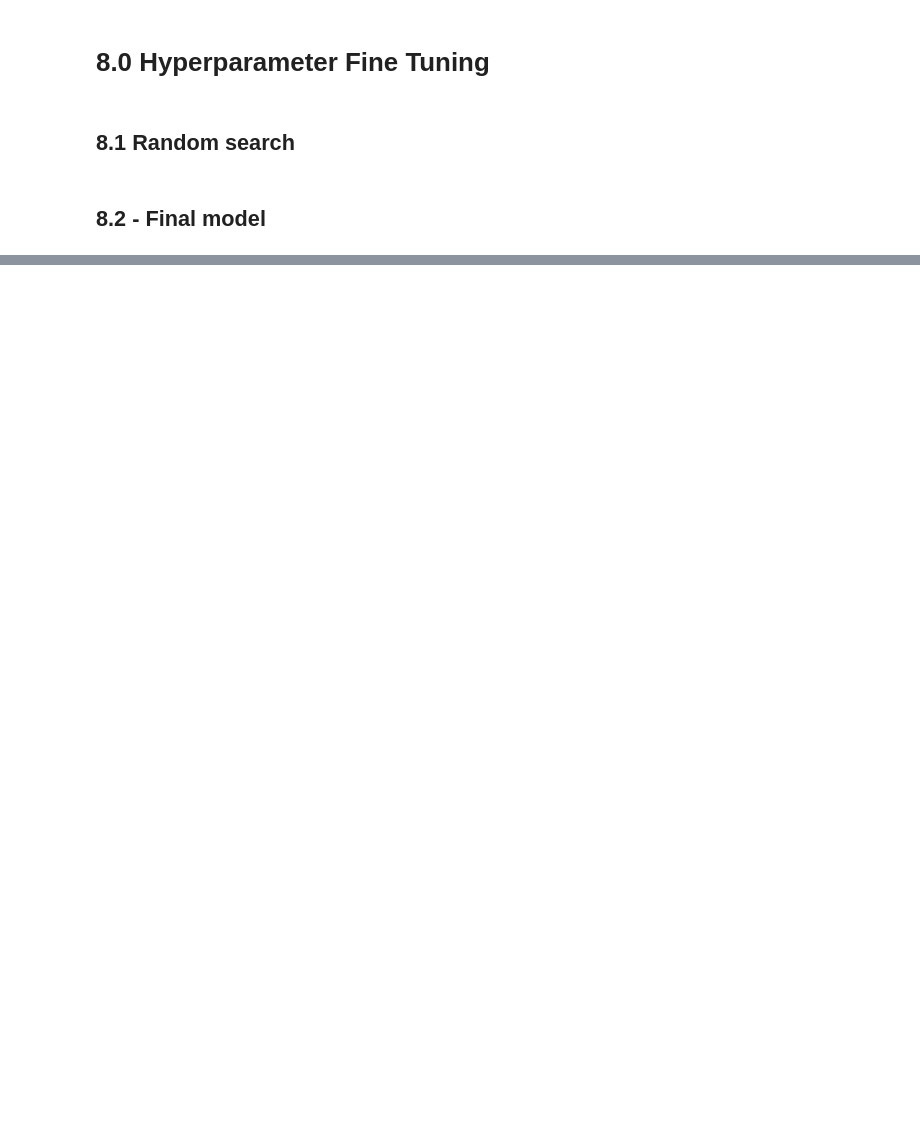
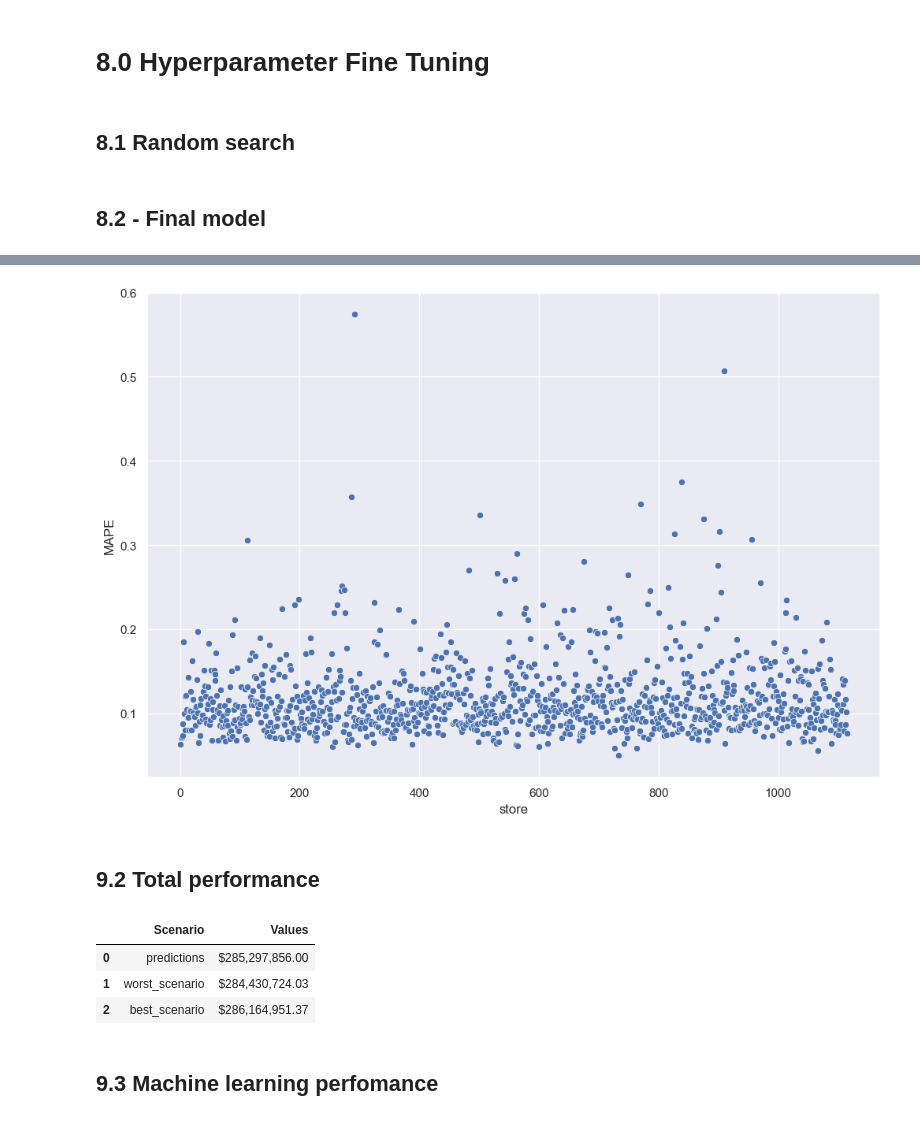
Before and after one commit to gabra7310/rossmann_sales_prediction, a Jupyter notebook: notebooks/rossmann_sales_prediction.ipynb, the cells around one changed output, grey strips where cells are left out. Saved outputs shown, nothing was run; the diff lists cells and outputs as text; code cells hidden in the pictures; blank space fills up the shorter version.

```diff
--- a/notebooks/rossmann_sales_prediction.ipynb
+++ b/notebooks/rossmann_sales_prediction.ipynb
@@ -223,0 +592,14 @@ df1['date'][0].year
+# %%
+# training dataset
+X_train = df6[df6['date'] < '2015-06-19']
+y_train = X_train['sales']
+
+# test dataset
+X_test = df6[df6['date'] >= '2015-06-19']
+y_test = X_test['sales']
+
+print( 'Training Min Date: {}'.format( X_train['date'].min() ))
+print( 'Training Max Date: {}'.format( X_train['date'].max() ))
+
+print( '\nTest Min Date: {}'.format( X_test['date'].min() ))
+print( 'Test Max Date: {}'.format( X_test['date'].max() ))
@@ -226,3 +672,9 @@ df1['date'][0].year
 # %% [markdown]
 # 7.0 Machine Learning Modelling
+# %%
+x_train = X_train[cols_kbest]
+x_test =  X_test[cols_kbest]
+
+#time series preparation
+x_training = X_train[cols_kbest_full]
 # %% [markdown]
@@ -253,0 +890,6 @@ df1['date'][0].year
+# %%
+df9 = X_test[cols_kbest_full].copy()
+
+# rescale
+df9.loc[:,'sales'] = np.expm1(df9['sales'])
+df9['predictions'] = np.expm1(yhat_xgb_tuned)
@@ -253,0 +898,17 @@ df1['date'][0].year
+# %%
+# sum of predictions
+df91 = df9[['store', 'predictions']].groupby('store').sum().reset_index()
+
+# MAE and MAPE
+df9_aux1 = df9[['store', 'sales', 'predictions']].groupby('store').apply(lambda x: mean_absolute_error(x['sales'], x['predictions'])).reset_index().rename( columns={0:'MAE'})
+df9_aux2 = df9[['store', 'sales', 'predictions']].groupby('store').apply(lambda x: mean_absolute_percentage_error(x['sales'], x['predictions'])).reset_index().rename( columns={0:'MAPE'})
+
+# Merge
+df9_aux3 = pd.merge(df9_aux1, df9_aux2, how='inner', on='store')
+df92 = pd.merge( df91, df9_aux3, how='inner', on='store' )
+
+# Scenarios
+df92['worst_scenario'] = df92['predictions'] - df92['MAE']
+df92['best_scenario'] = df92['predictions'] + df92['MAE']
+# order columns
+df92 = df92[['store', 'predictions', 'worst_scenario', 'best_scenario', 'MAE','MAPE']]
@@ -253,0 +924,17 @@ df1['date'][0].year
+# %%
+sns.scatterplot( x='store', y='MAPE', data=df92 );
+# %% [output]
+[figure, added]
+# %% [markdown]
+## 9.2 Total performance
+# %%
+df93 = df92[['predictions', 'worst_scenario', 'best_scenario']].apply(lambda x: np.sum(x), axis=0).reset_index().rename(columns={'index': 'Scenario', 0:'Values'})
+df93['Values'] = df93['Values'].map( '${:,.2f}'.format )
+df93
+# %% [output]
+|  | Scenario | Values |
+| 0 | predictions | $285,297,856.00 |
+| 1 | worst_scenario | $284,430,724.03 |
+| 2 | best_scenario | $286,164,951.37 |
+# %% [markdown]
+## 9.3 Machine learning perfomance
```
Also changed, not shown: parts of 86 cells of this notebook, 10 other files.
